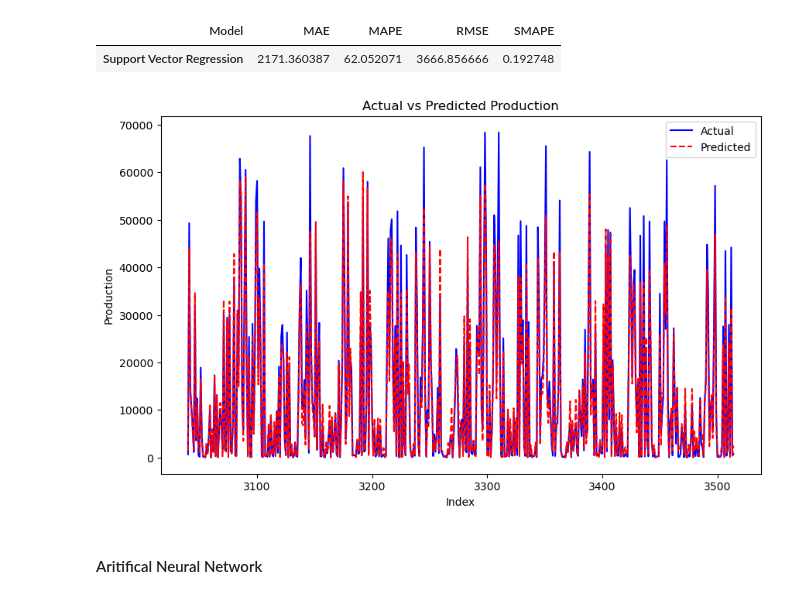
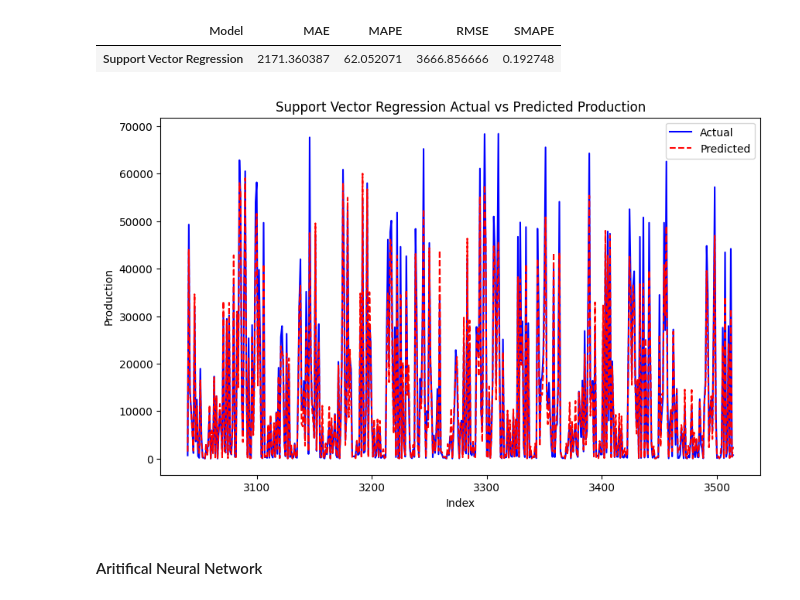
Before and after one commit to kazeulo/Project_197, a Jupyter notebook: Final version 1.ipynb, the cells around one changed output. Cells and saved outputs as stored; diff of their text form; code cells hidden in the pictures.

```diff
--- a/Final version 1.ipynb
+++ b/Final version 1.ipynb
@@ -808,15 +808,15 @@ performance_svr
 # %%
 # 6. Plot actual vs predicted values
 plt.figure(figsize=(10, 6))
 plt.plot(y_test_original.index, y_test_original, label='Actual', color='blue')
 plt.plot(y_test_original.index, y_pred_original_svr, label='Predicted', color='red', linestyle='--')
 plt.xlabel('Index')
 plt.ylabel('Production')
 plt.legend()
-plt.title('Actual vs Predicted Production')
+plt.title('Support Vector Regression Actual vs Predicted Production')
 plt.show()
 # %% [output]
-[figure, old version]
+[figure, new version]
 # %% [markdown]
 <h4>Aritifical Neural Network</h4>
 # %%
```
Also changed, not shown: parts of 32 cells of this notebook.
